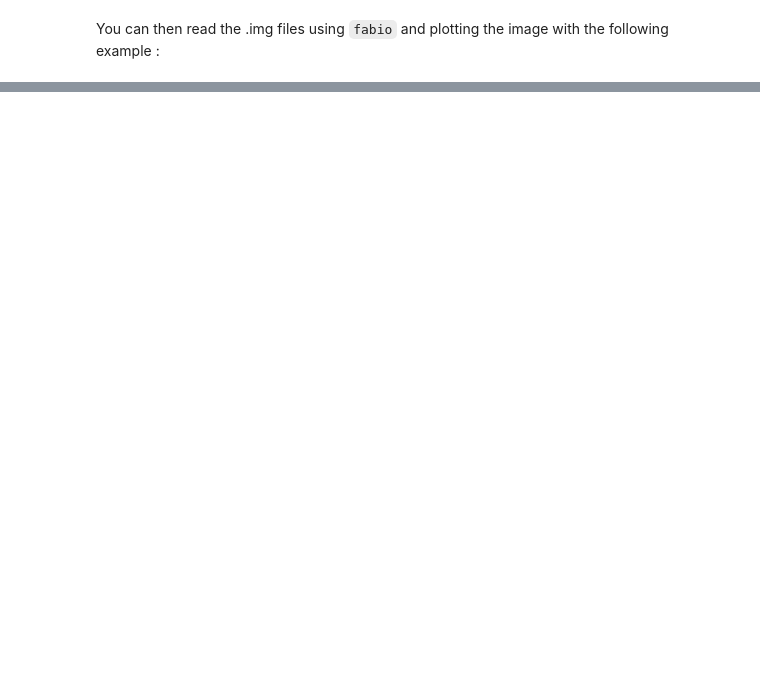
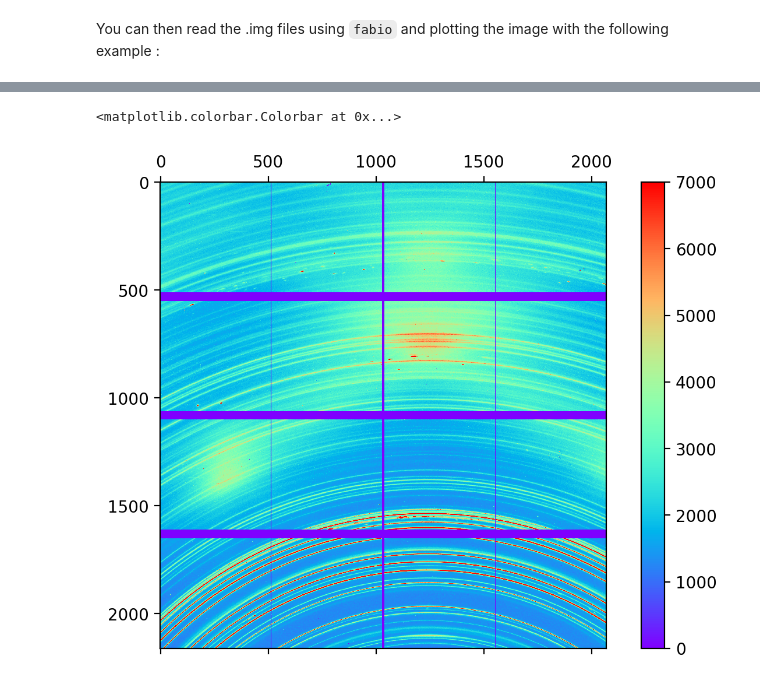
Before and after one commit to Escouflenfer/Extract_ESRF_Data, a Jupyter notebook: Extract_ESRF-Data.ipynb, the cells around one changed output, grey strips where cells are left out. Saved outputs shown, nothing was run; the diff lists cells and outputs as text; code cells hidden in the pictures; blank space fills up the shorter version.

```diff
--- a/Extract_ESRF-Data.ipynb
+++ b/Extract_ESRF-Data.ipynb
@@ -118,0 +133,20 @@ f.colorbar(im, format='%1.0f')
+# %%
+def fuse_all_img(folderpath_str, idx_range=range(25, 274)):
+    folderpath = pl.Path(folderpath_str)
+
+    fused_img = []
+    for index in idx_range:
+        try:
+            filepath = folderpath / f"{folderpath.name}_{index}.img"
+            img_file = fabio.open(filepath)
+
+            if len(fused_img) == 0:
+                fused_img = img_file.data
+            else:
+                fused_img += img_file.data
+        except FileNotFoundError:
+            print(f"Warning, img file not found at position {index}")
+
+    return fused_img
+
+fused_img = fuse_all_img(folderpath_str)
@@ -118,0 +155,10 @@ f.colorbar(im, format='%1.0f')
+# %%
+f = figure(figsize=(6, 4), dpi=200)
+ax = f.add_axes([0, 0, 1, 1])
+#im = ax.matshow(fused_img, cmap=cm.rainbow, norm=Normalize(vmin=220, vmax=500), aspect='2') # Linear scale
+#im = ax.matshow(fused_img, cmap=cm.rainbow, norm=LogNorm(vmin=1, vmax=50000)) # Log scale
+im = ax.matshow(fused_img, cmap=cm.rainbow, norm=Normalize(vmin=0, vmax=7000))
+f.colorbar(im, format='%1.0f')
+# %% [output]
+<matplotlib.colorbar.Colorbar at 0x...>
+[figure, added]
```
Also changed, not shown: parts of 9 cells of this notebook, 1 other file.
